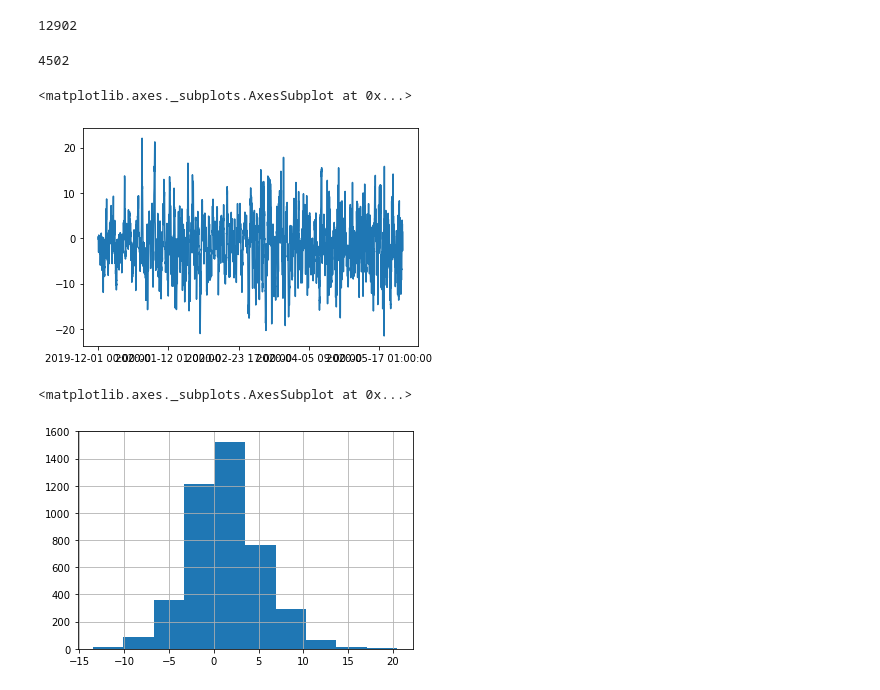
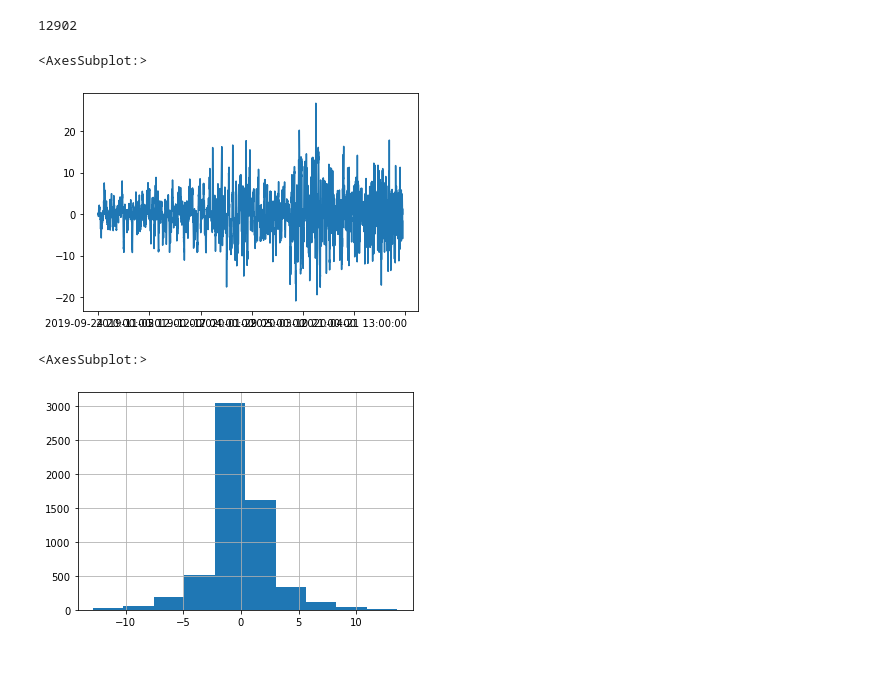
Before and after one commit to Siglangf/timeseries-prediction, a Jupyter notebook: ANN_in_hybrid-Copy2.ipynb, the cells around one changed output. Drawn from its saved outputs; the diff is of its cells as text; code cells hidden in the pictures; blank space fills up the shorter version.

Commit message:
Add parameter to adjust trainsize

```diff
--- a/ANN_in_hybrid-Copy2.ipynb
+++ b/ANN_in_hybrid-Copy2.ipynb
@@ -28,8 +28,8 @@ def ANN_train(X_train, y_train, hidden_layers, alpha=1e-5, random_state=1):
     model.fit(X_train, y_train)
     return model
 # %%
-past_weeks = 50
-hidden_layers = (30, 20, 10)
+past_weeks = 3
+hidden_layers = (10 ,2)
 nRowsRead = None
 grid_number = 1
 
@@ -63,8 +63,9 @@ def data_ANN(past_weeks, df):
 # %%
 X, y = data_ANN(past_weeks, df)
 # %%
-train_size = (len(df)-past_weeks*24*7)-len(data_extraction.get_timeseries("test", nRowsRead, 'loss', grid_number))
+train_size_percentage = 0.5
 
+train_size = int(len(df)*train_size_percentage)
 #print(len(data_extraction.get_timeseries("train", nRowsRead, 'loss', grid_number))/(24*7))
 
 X_train = X[:train_size]
@@ -72,41 +73,33 @@ y_train = y[:train_size]
 
 X_test = X[train_size:]
 y_test = y[train_size:]
-
-len(X_train)+len(X_test)
-# %% [output]
-4502
 # %%
 model = ANN_train(X_train, y_train, hidden_layers)
 # %%
 def ANN_pred(model, X_test):
-    train_size = len(X)-len(data_extraction.get_timeseries("test", nRowsRead, 'loss', grid_number))
     X_test = X_test.copy()
     y_test = []
     for i in tqdm(range(len(X_test))):
-
         X_test_el = X_test[i].values
-
         val = model.predict(X_test_el.reshape(1,-1))
-
         y_test.append(val[0])
 
     return y_test
 # %%
 y_pred = ANN_pred(model, X_test)
 # %%
-temp = pd.DataFrame(index = data_extraction.get_timeseries("test", nRowsRead, 'loss', grid_number).index)
-temp['pred_residuals'] = y_pred
-temp = df.join(temp)
+temp = df.copy()
+temp['pred_residuals'] = np.nan
+temp['pred_residuals'].iloc[-len(y_pred):] = y_pred
 (temp['residuals']-temp['pred_residuals']).dropna().plot()
 # %% [output]
-<matplotlib.axes._subplots.AxesSubplot at 0x...>
+<AxesSubplot:>
-[figure, old version]
+[figure, new version]
 # %%
 temp["pred_residuals"].hist()
 # %% [output]
-<matplotlib.axes._subplots.AxesSubplot at 0x...>
+<AxesSubplot:>
-[figure, old version]
+[figure, new version]
 # %%
 df_from_ANN = pd.read_pickle('ANN_forecast.pkl')
 # %%
```
Also changed, not shown: parts of 14 cells of this notebook, 1 other file.
